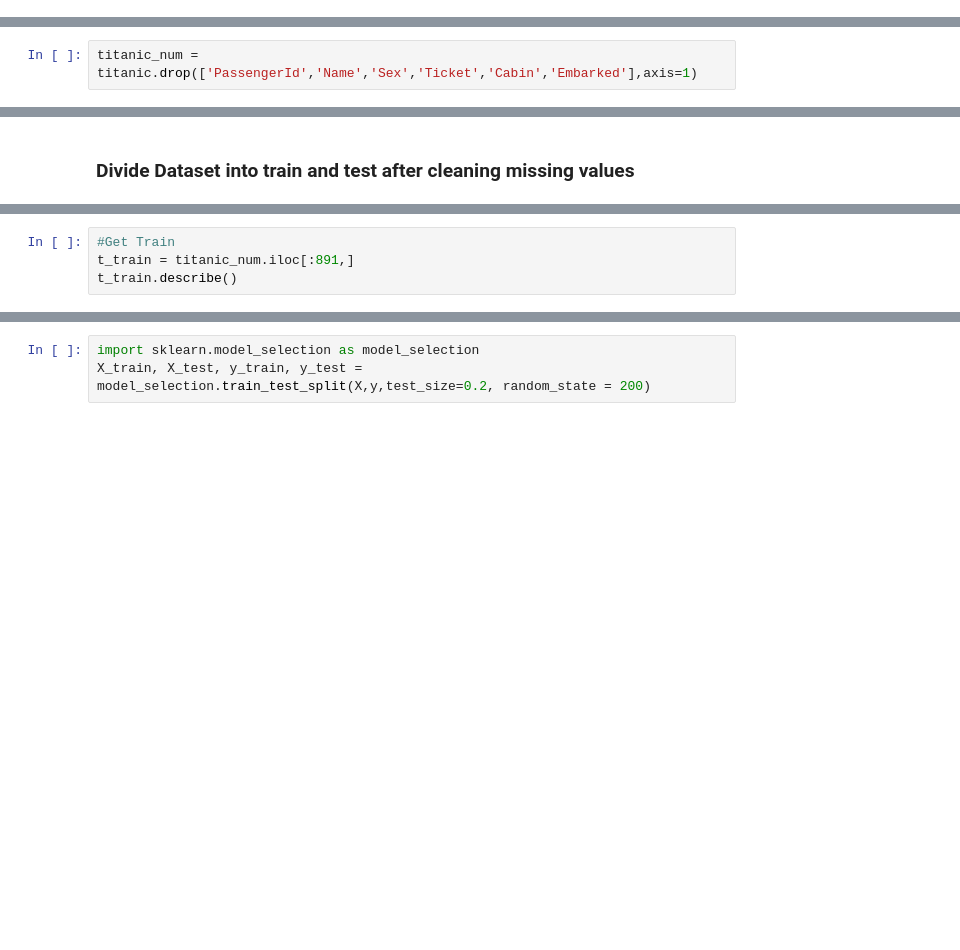
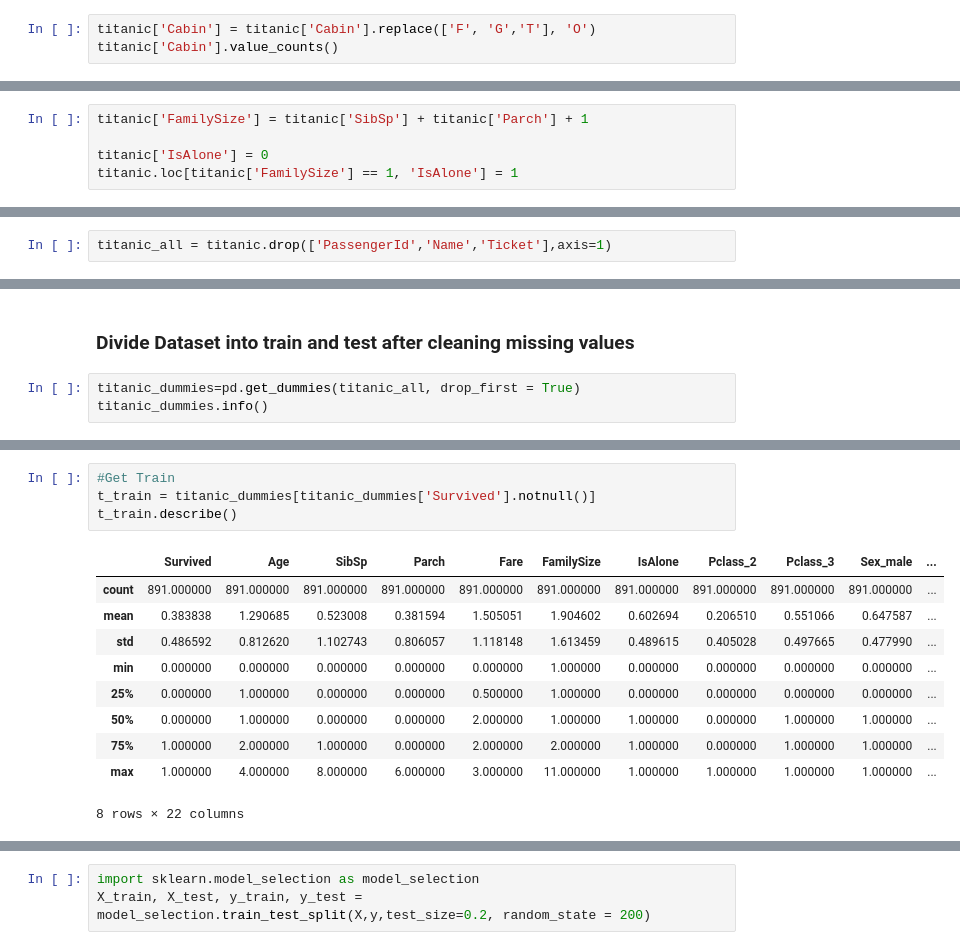
Before and after one commit to KunaalNaik/Python_Panda_for_Data_Science, a Jupyter notebook: Logistic/Titanic_Numerical_Submission2_All.ipynb, the cells around one changed output, grey strips where cells are left out. Cells and saved outputs as stored; diff of their text form; blank space fills up the shorter version.

```diff
--- a/Logistic/Titanic_Numerical_Submission2_All.ipynb
+++ b/Logistic/Titanic_Numerical_Submission2_All.ipynb
@@ -86,0 +271,3 @@ titanic['Title'] = titanic['Title'].replace(['Lady', 'Countess','Capt', 'Col','D
+# %%
+titanic['Cabin'] = titanic['Cabin'].replace(['F', 'G','T'], 'O')
+titanic['Cabin'].value_counts()
@@ -87,2 +283,7 @@ titanic['Title'] = titanic['Title'].replace(['Lady', 'Countess','Capt', 'Col','D
+# %%
+titanic['FamilySize'] = titanic['SibSp'] + titanic['Parch'] + 1
+
+titanic['IsAlone'] = 0
+titanic.loc[titanic['FamilySize'] == 1, 'IsAlone'] = 1
 # %%
 titanic.head()
@@ -93,3 +299,3 @@ titanic['FamilySize'] = titanic['SibSp'] + titanic['Parch'] + 1
 # %%
-titanic_num = titanic.drop(['PassengerId','Name','Sex','Ticket','Cabin','Embarked'],axis=1)
+titanic_all = titanic.drop(['PassengerId','Name','Ticket'],axis=1)
 # %%
@@ -97,2 +310,5 @@ titanic_num.head()
 # %% [markdown]
 ### Divide Dataset into train and test after cleaning missing values
+# %%
+titanic_dummies=pd.get_dummies(titanic_all, drop_first = True)
+titanic_dummies.info()
@@ -99,6 +333,17 @@ titanic_num.head()
 # %%
 #Get Train
-t_train = titanic_num.iloc[:891,]
+t_train = titanic_dummies[titanic_dummies['Survived'].notnull()]
 t_train.describe()
+# %% [output]
+|  | Survived | Age | SibSp | Parch | Fare | FamilySize | IsAlone | Pclass_2 | Pclass_3 | Sex_male | ... |
+| count | 891.000000 | 891.000000 | 891.000000 | 891.000000 | 891.000000 | 891.000000 | 891.000000 | 891.000000 | 891.000000 | 891.000000 | ... |
+| mean | 0.383838 | 1.290685 | 0.523008 | 0.381594 | 1.505051 | 1.904602 | 0.602694 | 0.206510 | 0.551066 | 0.647587 | ... |
+| std | 0.486592 | 0.812620 | 1.102743 | 0.806057 | 1.118148 | 1.613459 | 0.489615 | 0.405028 | 0.497665 | 0.477990 | ... |
+| min | 0.000000 | 0.000000 | 0.000000 | 0.000000 | 0.000000 | 1.000000 | 0.000000 | 0.000000 | 0.000000 | 0.000000 | ... |
+| 25% | 0.000000 | 1.000000 | 0.000000 | 0.000000 | 0.500000 | 1.000000 | 0.000000 | 0.000000 | 0.000000 | 0.000000 | ... |
+| 50% | 0.000000 | 1.000000 | 0.000000 | 0.000000 | 2.000000 | 1.000000 | 1.000000 | 0.000000 | 1.000000 | 1.000000 | ... |
+| 75% | 1.000000 | 2.000000 | 1.000000 | 0.000000 | 2.000000 | 2.000000 | 1.000000 | 0.000000 | 1.000000 | 1.000000 | ... |
+| max | 1.000000 | 4.000000 | 8.000000 | 6.000000 | 3.000000 | 11.000000 | 1.000000 | 1.000000 | 1.000000 | 1.000000 | ... |
+8 rows × 22 columns
 # %%
 #Get Test
```
Also changed, not shown: parts of 67 cells of this notebook.
